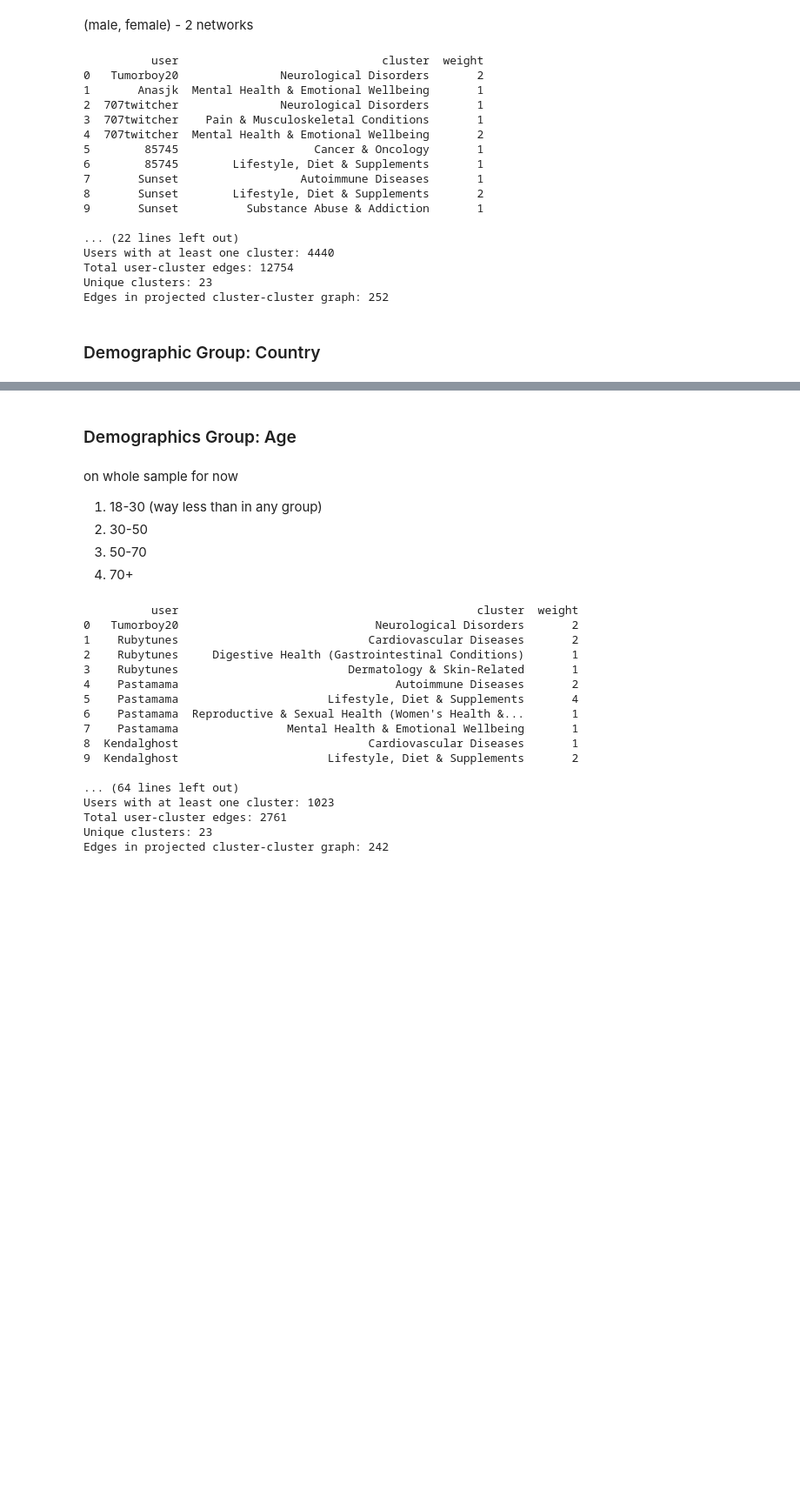
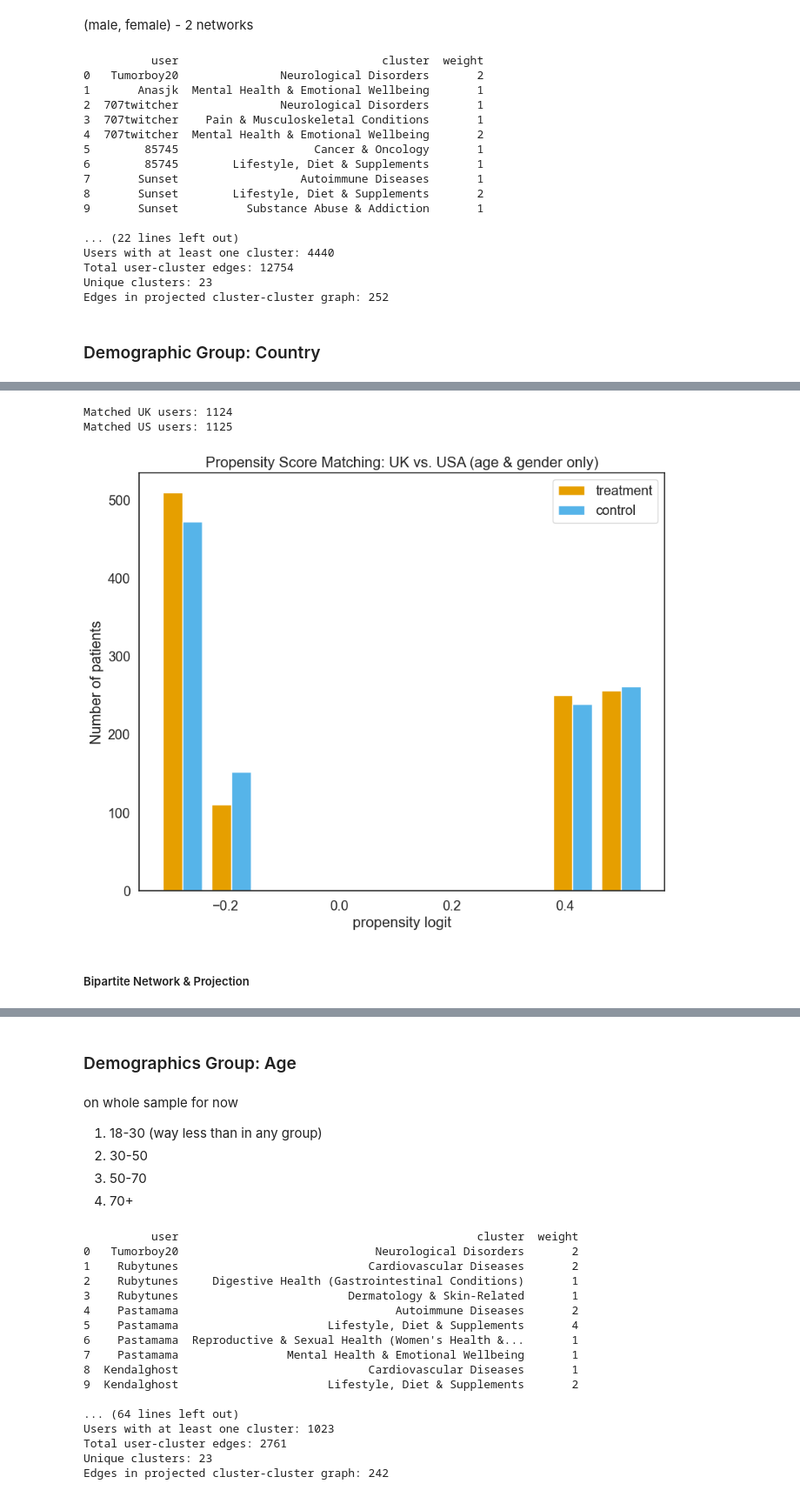
Before and after one commit to anaprikho/tum-thesis, a Jupyter notebook: jupyter notebooks/bipartite_network.ipynb, the cells around one changed output, grey strips where cells are left out. Shown at 87% size. Saved outputs shown, nothing was run; the diff lists cells and outputs as text; code cells hidden in the pictures; blank space fills up the shorter version.

Commit message:
match users (w. PMS) of US a. Canda; build bipart. networks and projections

```diff
--- a/jupyter notebooks/bipartite_network.ipynb
+++ b/jupyter notebooks/bipartite_network.ipynb
@@ -472,17 +490,20 @@ countries = ["United Kingdom", "United States"]
 # Filter based on countries of interest
 df_filtered = df[df["country"].isin(countries)].copy()
 
-# Remove rows with no age
-df_filtered = df_filtered.dropna(subset=["age"])
+# Remove rows with no age and gender
+df_filtered = df_filtered[~df_filtered["age"].isin(["N/A"])]
+df_filtered = df_filtered[~df_filtered["gender"].isin(["N/A", "Others"])]
 
 # Convert age to numeric type
 df_filtered["age"] = pd.to_numeric(df_filtered["age"], errors="coerce")
 
-# Remove rows where age couldn't be converted
+# Remove rows where age could not be converted
 df_filtered = df_filtered.dropna(subset=["age"])
 
-print(f"USA: {df_filtered[df_filtered["country"] == "United States"].shape[0]}")
-print(f"UK: {df_filtered[df_filtered["country"] == "United Kingdom"].shape[0]}")
+print(f"UK: {df_filtered[df_filtered['country'] == 'United Kingdom'].shape[0]}")
+print(f"USA: {df_filtered[df_filtered['country'] == 'United States'].shape[0]}")
 
-df_filtered.head(10)
+df_filtered.head(5)
+print("\n", df_filtered["gender"].value_counts())
+# print("\n", df_filtered["age"].value_counts())
 # %% [output]
@@ -501,0 +517,61 @@ UK: 2000
+# %%
+from psmpy import PsmPy
+from psmpy.functions import cohenD
+
+# Encode gender
+df_filtered["gender"] = df_filtered["gender"].str.lower().str.strip()
+df_filtered["gender_encoded"] = df_filtered["gender"].map({"male": 0, "female": 1})
+
+# Create df for PSM
+psm_df = df_filtered[["user", "country", "age", "gender_encoded"]].copy()
+
+# Define treatment variable (USA = 1, UK = 0)
+psm_df["treatment"] = psm_df["country"].apply(lambda x: 1 if x == "United States" else 0)
+
+# Initialize PSM model
+psm = PsmPy(psm_df,
+            treatment='treatment',
+            indx='user',
+            exclude=['country'])  # exclude non-covariates
+
+# Estimate propensity scores via logistic regression
+psm.logistic_ps(balance=True)
+
+# Nearest neighbor matching 1:1
+psm.knn_matched(matcher='propensity_logit', replacement=False)
+
+# Plot balance check (optional)
+psm.plot_match(Title='Propensity Score Matching: UK vs. USA (age & gender only)')
+
+# Merge matched users with original df to get country info
+# matched_df = psm.df_matched.merge(df_filtered[["user", "country"]], left_index=True, right_on="user")
+matched_df = psm.df_matched.reset_index().merge(
+    df_filtered[["user", "country"]], on="user"
+)
+
+# Get matched samples
+# matched_df = psm.df_matched
+uk_matched = matched_df[matched_df["country"] == "United Kingdom"]
+us_matched = matched_df[matched_df["country"] == "United States"]
+
+print(f"Matched UK users: {len(uk_matched)}")
+print(f"Matched US users: {len(us_matched)}")
+
+# Extract IDs of matches users
+uk_user_ids = uk_matched["user"].tolist()
+us_user_ids = us_matched["user"].tolist()
+
+matched_ids = {
+    "UK": uk_user_ids,
+    "US": us_user_ids
+}
+
+# Save to JSON file
+with open(output_path, "w", encoding="utf-8") as f:
+    json.dump(matched_ids, f, indent=2)
+# %% [output]
+Matched UK users: 1124
+Matched US users: 1125
+[figure, added]
+# %% [markdown]
+##### Bipartite Network & Projection
```
Also changed, not shown: parts of 14 cells of this notebook, 5 other files.
